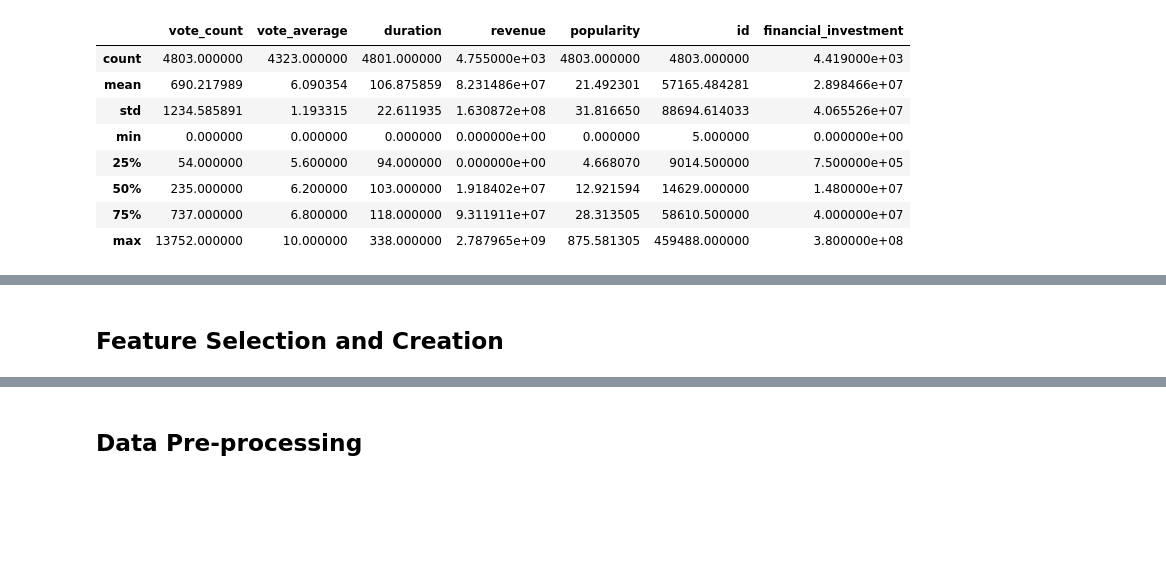
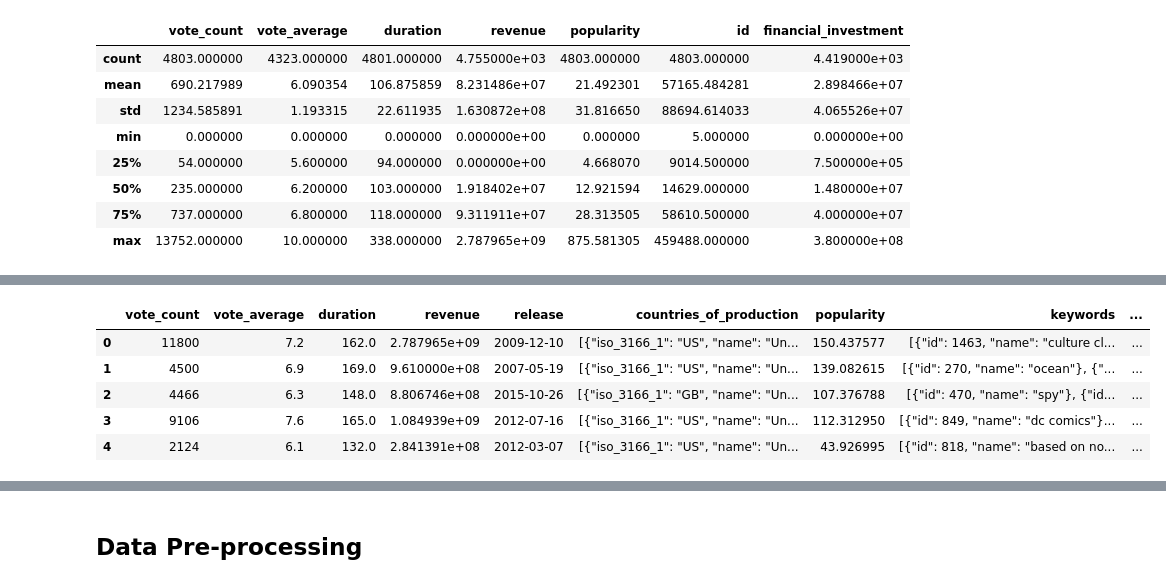
Before and after one commit to rirankunda/projet, a Jupyter notebook: main.ipynb, the cells around one changed output, grey strips where cells are left out. Saved outputs shown, nothing was run; the diff lists cells and outputs as text; code cells hidden in the pictures; blank space fills up the shorter version.

```diff
--- a/main.ipynb
+++ b/main.ipynb
@@ -47,2 +90,10 @@ columns_to_delete= []
-# %% [markdown]
-## Feature Selection and Creation
+# %%
+dataset_data.drop(columns=['title','tagline','status','spoken_languages','production','overview','original_title','original_language','homepage'],inplace=True) #not important for the revenue
+dataset_data.head()
+# %% [output]
+|  | vote_count | vote_average | duration | revenue | release | countries_of_production | popularity | keywords | ... |
+| 0 | 11800 | 7.2 | 162.0 | 2.787965e+09 | 2009-12-10 | [{"iso_3166_1": "US", "name": "Un... | 150.437577 | [{"id": 1463, "name": "culture cl... | ... |
+| 1 | 4500 | 6.9 | 169.0 | 9.610000e+08 | 2007-05-19 | [{"iso_3166_1": "US", "name": "Un... | 139.082615 | [{"id": 270, "name": "ocean"}, {"... | ... |
+| 2 | 4466 | 6.3 | 148.0 | 8.806746e+08 | 2015-10-26 | [{"iso_3166_1": "GB", "name": "Un... | 107.376788 | [{"id": 470, "name": "spy"}, {"id... | ... |
+| 3 | 9106 | 7.6 | 165.0 | 1.084939e+09 | 2012-07-16 | [{"iso_3166_1": "US", "name": "Un... | 112.312950 | [{"id": 849, "name": "dc comics"}... | ... |
+| 4 | 2124 | 6.1 | 132.0 | 2.841391e+08 | 2012-03-07 | [{"iso_3166_1": "US", "name": "Un... | 43.926995 | [{"id": 818, "name": "based on no... | ... |
```
Also changed, not shown: parts of 37 cells of this notebook.
